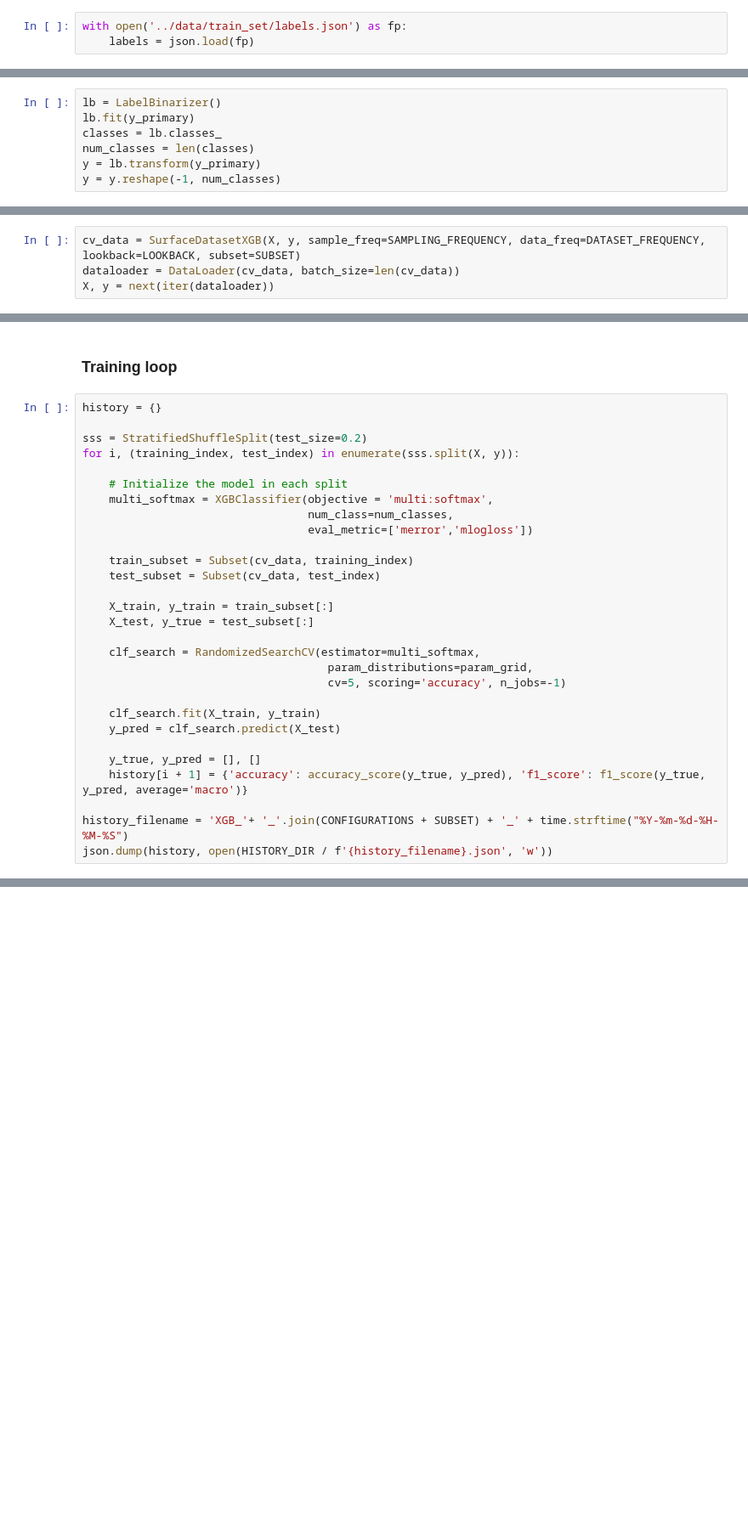
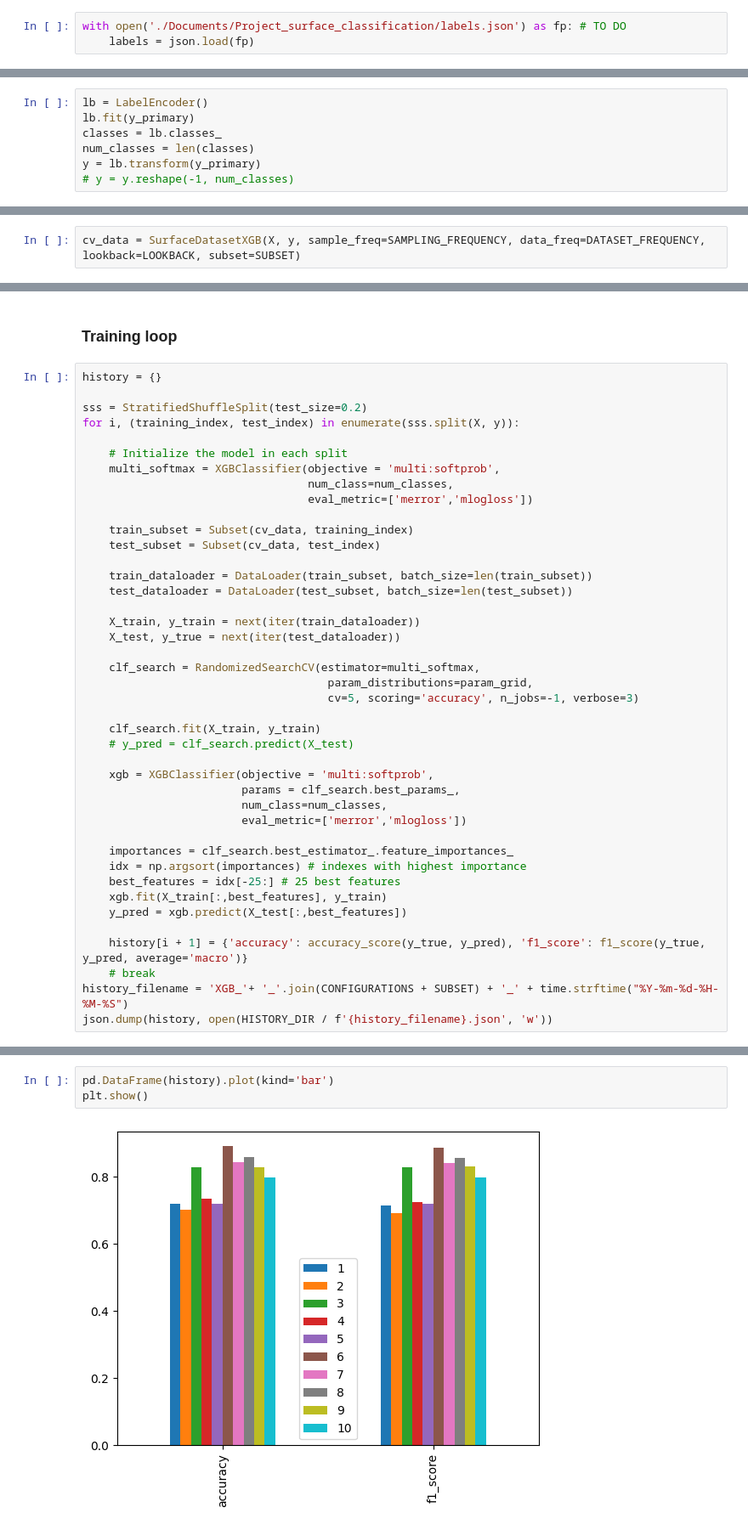
Before and after one commit to lukasz-kedzierski/surface-classification, a Jupyter notebook: src/surface_classification_xgb_2.ipynb, the cells around one changed output, grey strips where cells are left out. Shown: that part at 85% size. Drawn from its saved outputs; the diff is of its cells as text; blank space fills up the shorter version.

Commit message:
Add files via upload
Added feature importances inside cross-validation.

```diff
--- a/src/surface_classification_xgb_2.ipynb
+++ b/src/surface_classification_xgb_2.ipynb
@@ -63,5 +69,5 @@ CONFIGURATIONS = ('6W',)
 # %%
-with open('../data/train_set/labels.json') as fp:
+with open('./Documents/Project_surface_classification/labels.json') as fp: # TO DO
     labels = json.load(fp)
 # %%
 dataset = [(DATA_DIR.joinpath(key + '.csv'), values['surface']) for key, values in labels.items() if values['kinematics'] in CONFIGURATIONS and values['spacing'] == 'R1' and 'T1' in values['trajectory']]
@@ -79,18 +85,16 @@ y_secondary = ['slippery' if label in ('3_Wykladzina_jasna', '4_Trawa')
 #                else 'grippy' if label in ('2_Wykladzina_czarna', '5_Spienione_PCV', '9_podklady', '10_Mata_ukladana')
 #                else 'neutral' for label in y_primary] # Clustering set
 # %%
-lb = LabelBinarizer()
+lb = LabelEncoder()
 lb.fit(y_primary)
 classes = lb.classes_
 num_classes = len(classes)
 y = lb.transform(y_primary)
-y = y.reshape(-1, num_classes)
+# y = y.reshape(-1, num_classes)
 # %% [markdown]
 ### Custom datasets
 # %%
 cv_data = SurfaceDatasetXGB(X, y, sample_freq=SAMPLING_FREQUENCY, data_freq=DATASET_FREQUENCY, lookback=LOOKBACK, subset=SUBSET)
-dataloader = DataLoader(cv_data, batch_size=len(cv_data))
-X, y = next(iter(dataloader))
 # %%
 param_grid = {
     'n_estimators': [100, 200, 300],
@@ -112,26 +120,39 @@ sss = StratifiedShuffleSplit(test_size=0.2)
 for i, (training_index, test_index) in enumerate(sss.split(X, y)):
 
     # Initialize the model in each split
-    multi_softmax = XGBClassifier(objective = 'multi:softmax',
+    multi_softmax = XGBClassifier(objective = 'multi:softprob',
                                   num_class=num_classes,
                                   eval_metric=['merror','mlogloss'])
 
     train_subset = Subset(cv_data, training_index)
     test_subset = Subset(cv_data, test_index)
 
-    X_train, y_train = train_subset[:]
-    X_test, y_true = test_subset[:]
+    train_dataloader = DataLoader(train_subset, batch_size=len(train_subset))
+    test_dataloader = DataLoader(test_subset, batch_size=len(test_subset))
+
+    X_train, y_train = next(iter(train_dataloader))
+    X_test, y_true = next(iter(test_dataloader))
 
     clf_search = RandomizedSearchCV(estimator=multi_softmax,
                                      param_distributions=param_grid,
-                                     cv=5, scoring='accuracy', n_jobs=-1)
+                                     cv=5, scoring='accuracy', n_jobs=-1, verbose=3)
 
     clf_search.fit(X_train, y_train)
-    y_pred = clf_search.predict(X_test)
+    # y_pred = clf_search.predict(X_test)
 
-    y_true, y_pred = [], []
+    xgb = XGBClassifier(objective = 'multi:softprob',
+                        params = clf_search.best_params_,
+                        num_class=num_classes,
+                        eval_metric=['merror','mlogloss'])
+
+    importances = clf_search.best_estimator_.feature_importances_
+    idx = np.argsort(importances) # indexes with highest importance
+    best_features = idx[-25:] # 25 best features
+    xgb.fit(X_train[:,best_features], y_train)
+    y_pred = xgb.predict(X_test[:,best_features])
+
     history[i + 1] = {'accuracy': accuracy_score(y_true, y_pred), 'f1_score': f1_score(y_true, y_pred, average='macro')}
-
+    # break
 history_filename = 'XGB_'+ '_'.join(CONFIGURATIONS + SUBSET) + '_' + time.strftime("%Y-%m-%d-%H-%M-%S")
 json.dump(history, open(HISTORY_DIR / f'{history_filename}.json', 'w'))
 # %% [output]
@@ -138,0 +169,5 @@ TypeError: argument of type 'method' is not iterable
+# %%
+pd.DataFrame(history).plot(kind='bar')
+plt.show()
+# %% [output]
+[figure, added]
```
Also changed, not shown: parts of 9 cells of this notebook, 1 other file.
